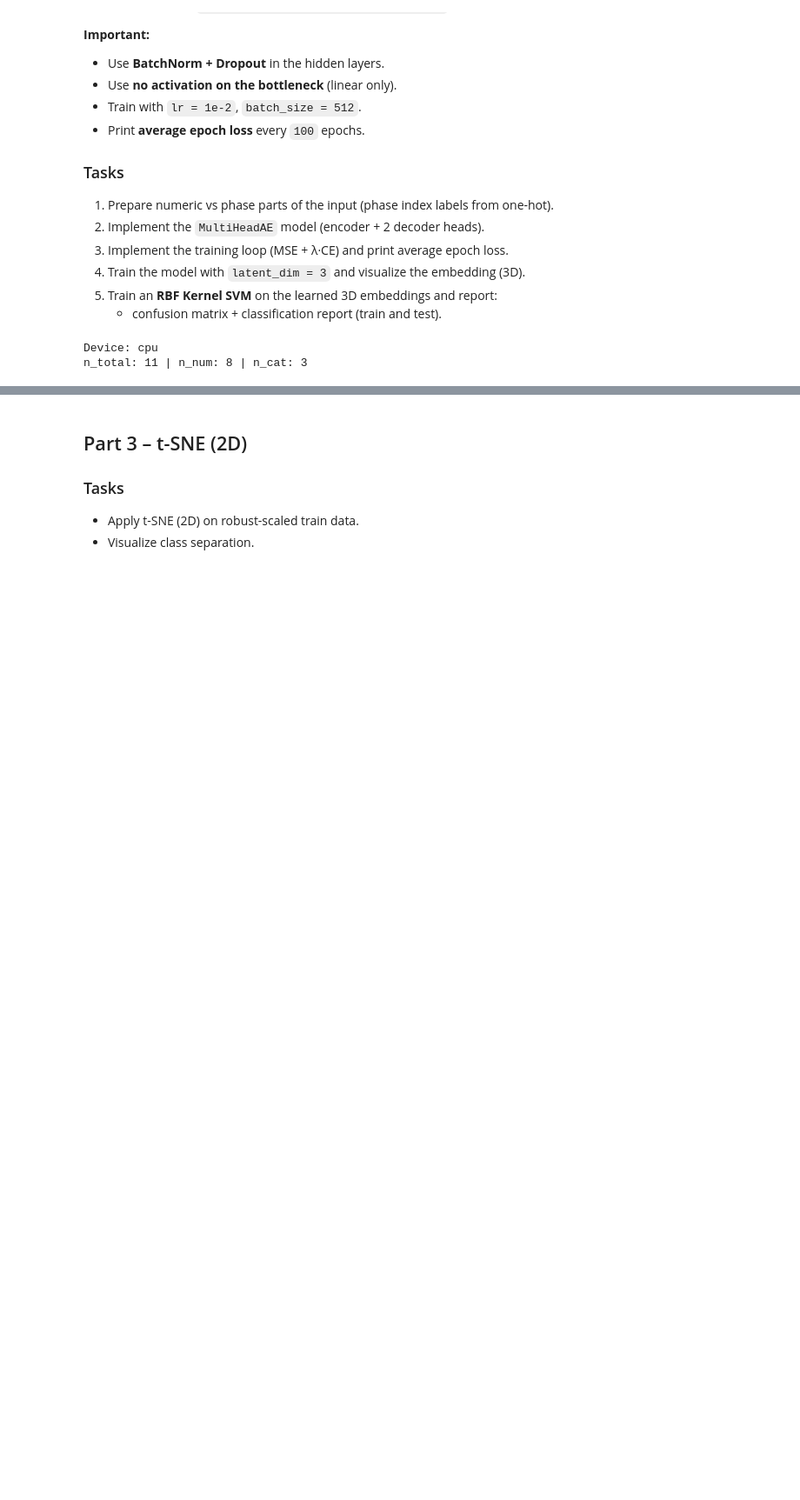
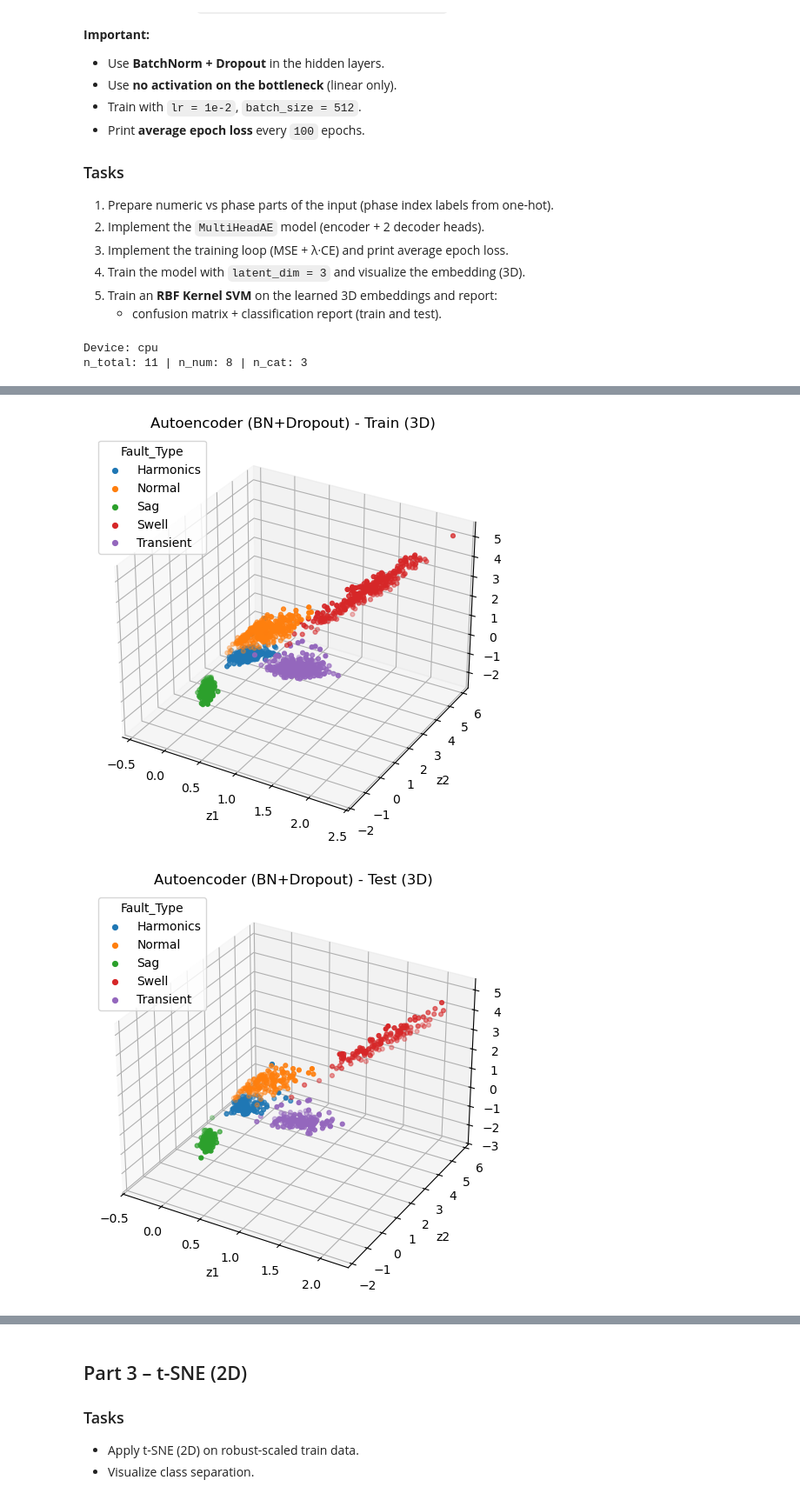
Before and after one commit to adityabhagwani/EE-344, a Jupyter notebook: EE344_Power_Quality_Fault_Detection_Assignment.ipynb, the cells around one changed output, grey strips where cells are left out. Shown at 87% size. Saved outputs shown, nothing was run; the diff lists cells and outputs as text; code cells hidden in the pictures; blank space fills up the shorter version.

```diff
--- a/EE344_Power_Quality_Fault_Detection_Assignment.ipynb
+++ b/EE344_Power_Quality_Fault_Detection_Assignment.ipynb
@@ -467,12 +490,16 @@ from sklearn.svm import SVC
 # -------------------------
 # TODO 2H: Train AE and get 3D embeddings
 # -------------------------
-# Required settings:
-# - epochs=1000
-# - lr=1e-2
-# - batch_size=512
-# - lambda_ce=0.005
-raise NotImplementedError("TODO 2H: Train the AE using train_and_embed(...) and create Z_ae3_train / Z_ae3_test.")
+model, Z_ae3_train, Z_ae3_test = train_and_embed(
+    epochs=1000,
+    lr=1e-2,
+    batch_size=512,
+    lambda_ce=0.005
+)
+
+# If tensors, convert to numpy for sklearn
+Z_ae3_train = Z_ae3_train.numpy()
+Z_ae3_test  = Z_ae3_test.numpy()
 
 scatter_3d(Z_ae3_train, y_train, "Autoencoder (BN+Dropout) - Train (3D)")
 scatter_3d(Z_ae3_test,  y_test,  "Autoencoder (BN+Dropout) - Test (3D)")
@@ -480,18 +507,17 @@ scatter_3d(Z_ae3_test,  y_test,  "Autoencoder (BN+Dropout) - Test (3D)")
 # -------------------------
 # TODO 2I: Kernel SVM (RBF) on AE embeddings
 # -------------------------
-# Required hyperparameters:
-# - kernel="rbf"
-# - C=10.0
-# - gamma="scale"
-# - random_state=42
-#
-# Then evaluate using:
-# eval_classifier(
-#     svm_rbf_ae,
-#     Z_ae3_train, y_train,
-#     Z_ae3_test,  y_test,
-#     title="AE(3D) + RBF-SVM"
-# )
-svm_rbf_ae = None
-raise NotImplementedError("TODO 2I: Define svm_rbf_ae and evaluate using eval_classifier(...) on AE embeddings.")
+svm_rbf_ae = SVC(
+    kernel="rbf",
+    C=10.0,
+    gamma="scale",
+    random_state=42
+)
+
+eval_classifier(
+    svm_rbf_ae,
+    Z_ae3_train, y_train,
+    Z_ae3_test,  y_test,
+    title="AE(3D) + RBF-SVM"
+)
+# %% [output]
@@ -497,0 +535,2 @@ raise NotImplementedError("TODO 2I: Define svm_rbf_ae and evaluate using eval_cl
+[figure, added]
+[figure, added]
```
Also changed, not shown: parts of 11 cells of this notebook.
